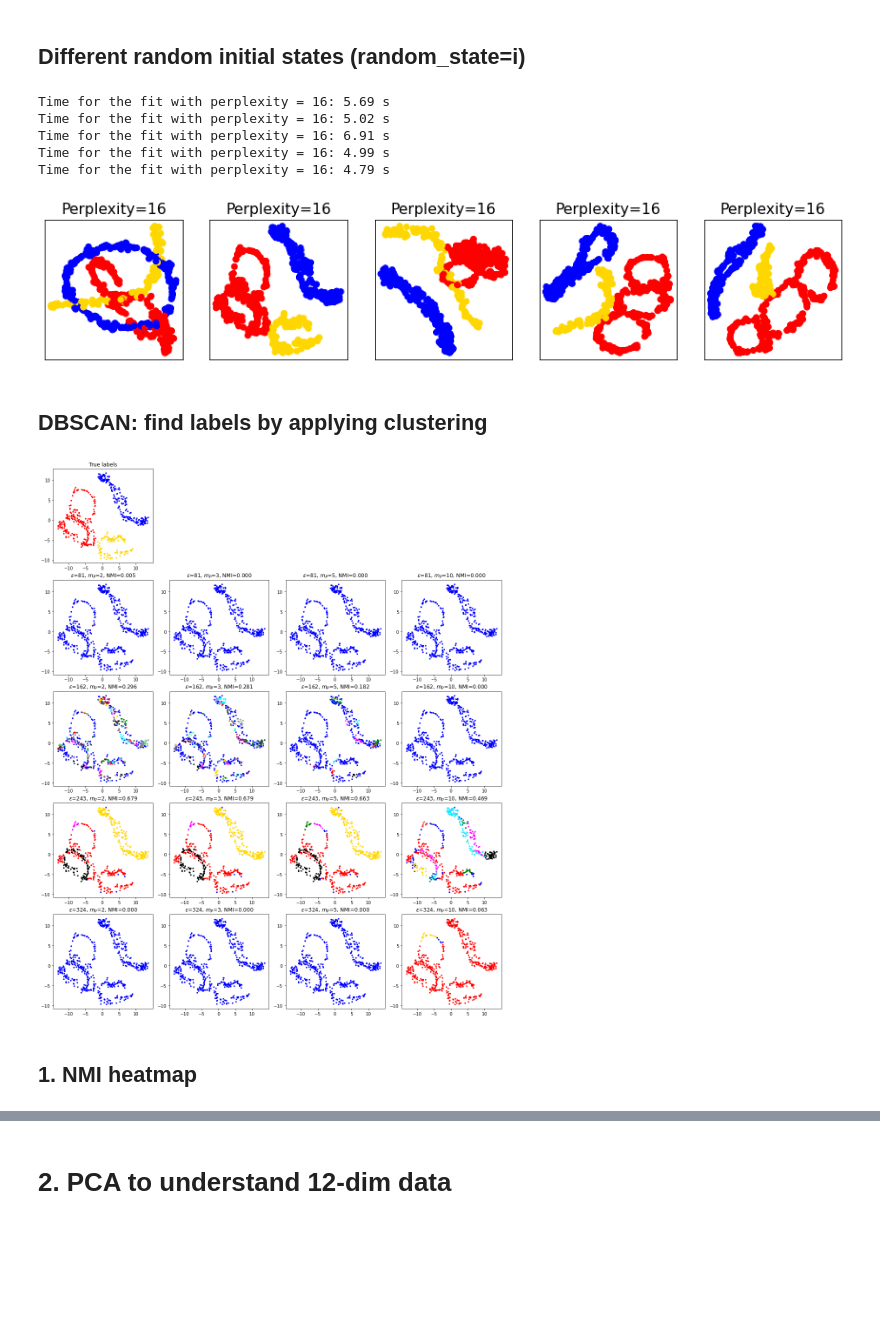
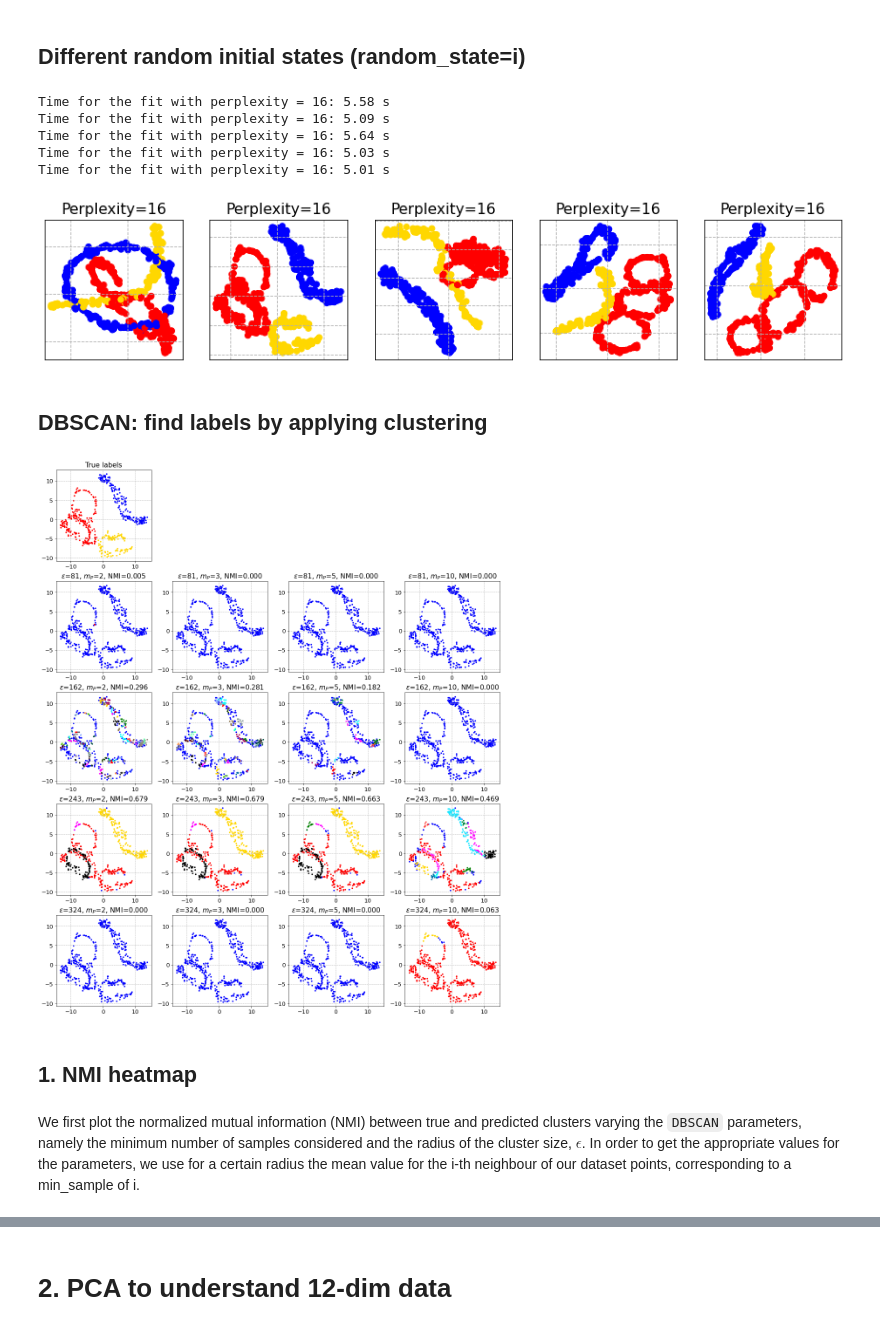
Before and after one commit to giuliadoda/LCP_mod_B, a Jupyter notebook: Ex2/group2406_exercise02.ipynb, the cells around one changed output, grey strips where cells are left out. Drawn from its saved outputs; the diff is of its cells as text; code cells hidden in the pictures; blank space fills up the shorter version.

```diff
--- a/Ex2/group2406_exercise02.ipynb
+++ b/Ex2/group2406_exercise02.ipynb
@@ -126,6 +149,7 @@ for i, perplexity in enumerate(perplexities):
     ax.xaxis.set_major_formatter(NullFormatter())
     ax.yaxis.set_major_formatter(NullFormatter())
     ax.axis('tight')
+    ax.grid(True, linestyle='--')
     X_all.append(Y)
 
 plt.show()
@@ -141,7 +165,7 @@ Time for the fit with perplexity = 32: 5.60 s
 # %%
 # visualization with different random initial states
 
-(fig, subplots) = plt.subplots(1,Np , figsize=(3*Np, 2.7))
+(fig, subplots) = plt.subplots(1, Np, figsize=(3*Np, 2.7))
 
 # list to store low dimensional data
 X_all = [None]
@@ -164,6 +188,7 @@ for i in range(5):
     t1 = time()
     print(f'Time for the fit with perplexity = {perplexity}: {t1-t0:.2f} s' )
     ax.set_title("Perplexity=%d" % perplexity)
+    ax.grid(True, linestyle='--')
     ax.scatter(Y[:, 0], Y[:, 1], c=y,cmap=mycmap)
     ax.tick_params(left=False,bottom=False)
     ax.xaxis.set_major_formatter(NullFormatter())
@@ -173,11 +198,11 @@ for i in range(5):
 
 plt.show()
 # %% [output]
-Time for the fit with perplexity = 16: 5.69 s
-Time for the fit with perplexity = 16: 5.02 s
-Time for the fit with perplexity = 16: 6.91 s
-Time for the fit with perplexity = 16: 4.99 s
-Time for the fit with perplexity = 16: 4.79 s
+Time for the fit with perplexity = 16: 5.58 s
+Time for the fit with perplexity = 16: 5.09 s
+Time for the fit with perplexity = 16: 5.64 s
+Time for the fit with perplexity = 16: 5.03 s
+Time for the fit with perplexity = 16: 5.01 s
-[figure, old version]
+[figure, new version]
 # %% [markdown]
 ## DBSCAN: find labels by applying clustering
@@ -258,9 +279,10 @@ def plotting_ax(X, y, ax):
 # DBSCAN has a few parameters, let's sweep over a few parameters and see what happens
 np.random.seed(12345)
 
-n_true_center=3
+n_true_center = 3
+best_visual = 2
 #X, ytrue = make_blobs(10000, 2, n_true_center) # Generating random gaussian mixture
-X3D = X_all[2] # best(?) visualization above
+X3D = X_all[best_visual] # best visualization above
 X = data
 y_true = y
 
@@ -274,33 +296,37 @@ else:
 eps_range = [r/2,r,1.5*r,2*r]
 
 # varying minimum number of samples in epsilon range
 min_sample_range = [2,3,5,10]
 DIMY=len(eps_range)
 DIMX=len(min_sample_range)
 
 # plot
 fig, ax = plt.subplots(DIMY+1,DIMX,figsize=(15,18))
 
 # plotting true labels
 i,j=0,0
 nmi=1
 plotting_ax(X3D,y,ax[i,j])
 ax[i,j].set_title('True labels')
+ax[i,j].grid(True, linestyle='--')
 for j in range(1,DIMX): fig.delaxes(ax[i,j])
 
 # plotting with epsilon and min samples that vary
 for i, eps in enumerate(eps_range):
     for j, min_samples in enumerate(min_sample_range):
         model = DBSCAN(eps=eps, min_samples=min_samples)
         model.fit(X)
         y_hat = model.labels_
         plotting_ax(X3D,y_hat,ax[i+1,j])
         nmi=NMI(y_true, y_hat)
         ax[i+1,j].set_title(r'$\epsilon$=%.0f, $m_P$=%i, NMI=%.3f'%(eps,min_samples,nmi))
+        ax[i+1,j].grid(True, linestyle='--')
 
 plt.tight_layout(h_pad=0.5)
 plt.show()
 # %% [output]
-[figure, old version]
+[figure, new version]
 # %% [markdown]
 ## 1. NMI heatmap
+# %% [markdown]
+We first plot the normalized mutual information (NMI) between true and predicted clusters varying the `DBSCAN` parameters, namely the minimum number of samples considered and the radius of the cluster size, $\epsilon$. In order to get the appropriate values for the parameters, we use for a certain radius the mean value for the i-th neighbour of our dataset points, corresponding to a min_sample of i.
```
Also changed, not shown: parts of 35 cells of this notebook.
